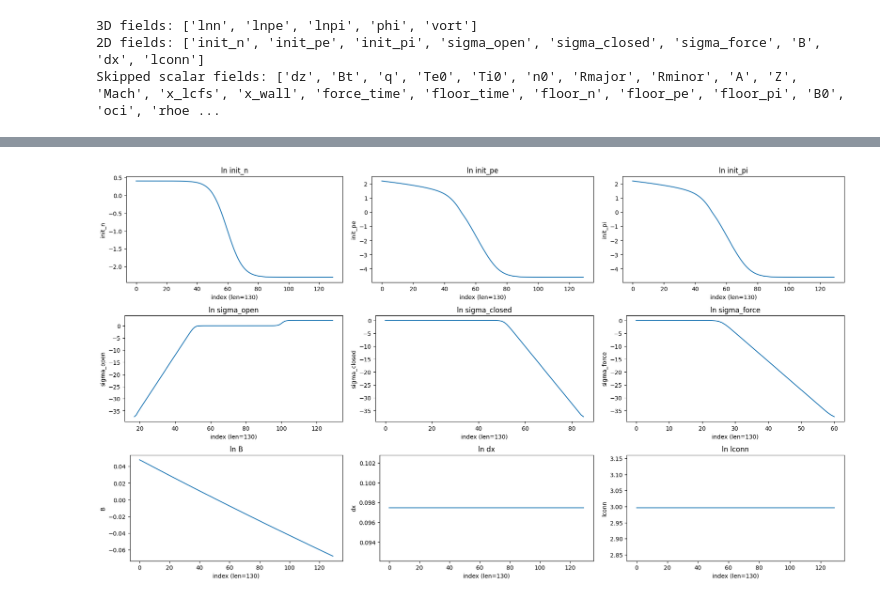
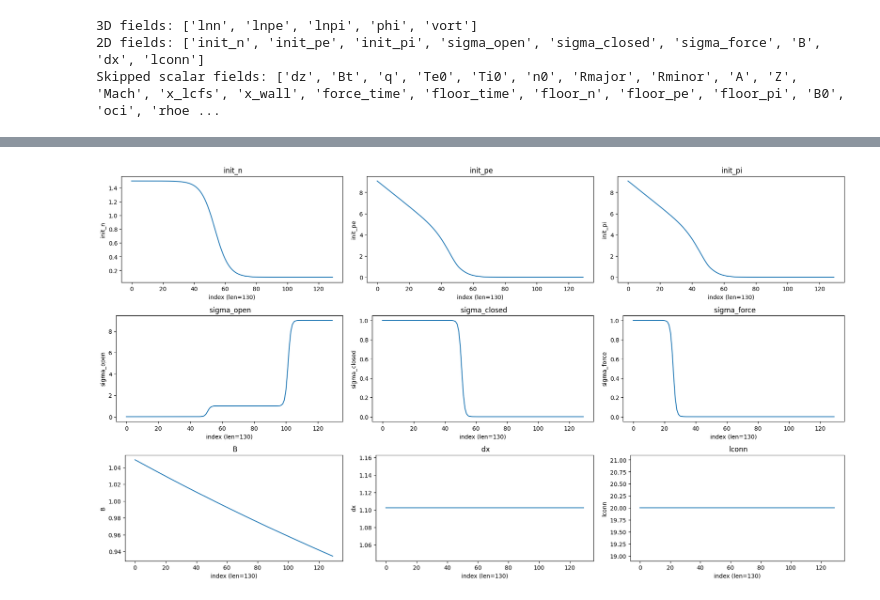
Before and after one commit to bantoft/Bachelorprojekt, a Jupyter notebook: SciML/visulizer.ipynb, the cells around one changed output, grey strips where cells are left out. Drawn from its saved outputs; the diff is of its cells as text; code cells hidden in the pictures.

```diff
--- a/SciML/visulizer.ipynb
+++ b/SciML/visulizer.ipynb
@@ -89,9 +79,9 @@ def plot_two_d_fields():
     for slot, (name, arr) in enumerate(two_d_fields):
         subfig = subfigs[slot]
         ax = subfig.subplots()
-        values = np.log(arr.detach().cpu().numpy())
+        values = arr.detach().cpu().numpy()
         ax.plot(np.arange(values.shape[0]), values, linewidth=1.5)
-        ax.set_title(f"ln {name}")
+        ax.set_title(f" {name}")
         ax.set_xlabel(axis_label('index', values.shape[0]))
         ax.set_ylabel(name)
 
@@ -107,34 +97,34 @@ slider = widgets.IntSlider(
     max=len(time_array) - 1,
     step=1,
     value=0,
     description='t',
     continuous_update=False,
 )
 
 def render_3d(_change=None):
     _ = _change
     with output_3d:
         output_3d.clear_output(wait=True)
         fig = plot_3d_frame(slider.value)
         display(fig)
         plt.close(fig)
 
 slider.observe(render_3d, names='value')
 render_3d()
 display(widgets.VBox([slider, output_3d]))
 
 fig = None
 if two_d_fields:
     fig = plot_two_d_fields()
     display(fig)
 if fig is not None:
     plt.close(fig)
 # %% [output]
 3D fields: ['lnn', 'lnpe', 'lnpi', 'phi', 'vort']
 2D fields: ['init_n', 'init_pe', 'init_pi', 'sigma_open', 'sigma_closed', 'sigma_force', 'B', 'dx', 'lconn']
 Skipped scalar fields: ['dz', 'Bt', 'q', 'Te0', 'Ti0', 'n0', 'Rmajor', 'Rminor', 'A', 'Z', 'Mach', 'x_lcfs', 'x_wall', 'force_time', 'floor_time', 'floor_n', 'floor_pe', 'floor_pi', 'B0', 'oci', 'rhoe ...
 [interactive output not drawn]
-[figure, old version]
+[figure, new version]
 # %%
 import torch
 
```
Also changed, not shown: parts of 4 cells of this notebook, 43 other files.
